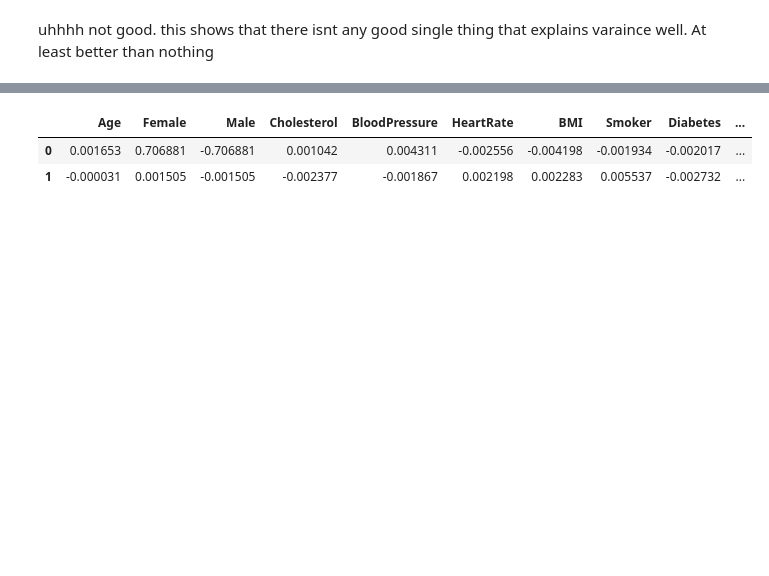
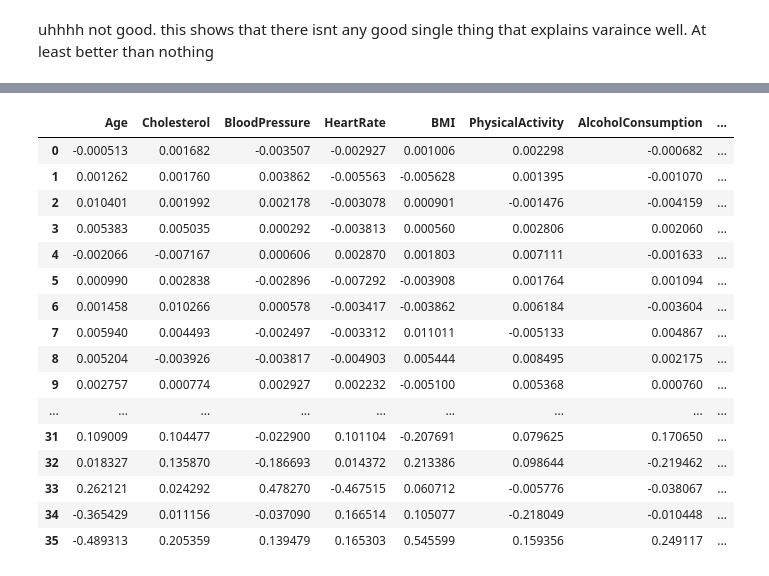
Before and after one commit to kchen3490/cmsc320-final, a Jupyter notebook: notebook.ipynb, the cells around one changed output, grey strips where cells are left out. Saved outputs shown, nothing was run; the diff lists cells and outputs as text; code cells hidden in the pictures; blank space fills up the shorter version.

```diff
--- a/notebook.ipynb
+++ b/notebook.ipynb
@@ -29,7 +29,7 @@ pd.set_option('display.max_columns', None)
 ### Read CSV file:
 # %%
 # heart_attack_df = pd.read_csv('~/Downloads/heart_attack_dataset.csv')
-heart_attack_df = pd.read_csv('../heart_attack_dataset.csv')
+heart_attack_df = pd.read_csv('heart_attack_dataset.csv')
 # %% [markdown]
 ### Remove Rows with NULL values:
 # %%
@@ -350,16 +381,6 @@ knn_model = KNeighborsClassifier()
 k_folds = 5
 skf = StratifiedKFold(n_splits=k_folds, shuffle=True, random_state=42)
 
-# X should be all the features minus outcome, Y should be the outcome
-X = for_ml_heart_attack_df.drop('Outcome', axis='columns')
-Y = for_ml_heart_attack_df['Outcome']
-
-# split the data
-X_train, X_test, y_train, y_test = train_test_split(X, Y, test_size=0.2)
-
-# Scaling the X data
-X_train = StandardScaler().fit_transform(X_train)
-X_test = StandardScaler().fit_transform(X_test)
 
 # check if knn model is accurate using training data and cross validation
 cross_validation_accuracy = cross_val_score(knn_model, X_train, y_train, cv=skf)
@@ -508,7 +512,8 @@ array([3.57215461e-02, 2.69945443e-02, 2.69745825e-02, 2.69213997e-02,
 
 seed = 42
 # k_cluster = 3
-X_scaled = StandardScaler().fit_transform(X)
+# X_scaled = StandardScaler().fit_transform(X)
+X_scaled = StandardScaler().fit_transform(X_train)
 
 pca = PCA()
 # X_pca = pca.fit_transform(X_scaled)
@@ -529,7 +534,7 @@ Text(0, 0.5, 'cumulative explained variance')
 # %% [markdown]
 uhhhh not good. this shows that there isnt any good single thing that explains varaince well. At least better than nothing
 # %%
-pca = PCA(n_components=2)
+pca = PCA(n_components=36)
 X_pca = pca.fit_transform(X_scaled)
 
 
@@ -577,9 +583,28 @@ ngl ts kinda pointless with how bad pca does here. perhaps the dataset rly is bu
 # %%
+continuous_features = X_train_cont.columns
+binary_features = binary_one_hot_cols
+
+
 components = pca.components_
-features = X.columns
+# features = X.columns
+features = list(continuous_features) + list(binary_features)
 pca_loadings = pd.DataFrame(components, columns=features)
 pca_loadings
 # %% [output]
-|  | Age | Female | Male | Cholesterol | BloodPressure | HeartRate | BMI | Smoker | Diabetes | ... |
-| 0 | 0.001653 | 0.706881 | -0.706881 | 0.001042 | 0.004311 | -0.002556 | -0.004198 | -0.001934 | -0.002017 | ... |
-| 1 | -0.000031 | 0.001505 | -0.001505 | -0.002377 | -0.001867 | 0.002198 | 0.002283 | 0.005537 | -0.002732 | ... |
+|  | Age | Cholesterol | BloodPressure | HeartRate | BMI | PhysicalActivity | AlcoholConsumption | ... |
+| 0 | -0.000513 | 0.001682 | -0.003507 | -0.002927 | 0.001006 | 0.002298 | -0.000682 | ... |
+| 1 | 0.001262 | 0.001760 | 0.003862 | -0.005563 | -0.005628 | 0.001395 | -0.001070 | ... |
+| 2 | 0.010401 | 0.001992 | 0.002178 | -0.003078 | 0.000901 | -0.001476 | -0.004159 | ... |
+| 3 | 0.005383 | 0.005035 | 0.000292 | -0.003813 | 0.000560 | 0.002806 | 0.002060 | ... |
+| 4 | -0.002066 | -0.007167 | 0.000606 | 0.002870 | 0.001803 | 0.007111 | -0.001633 | ... |
+| 5 | 0.000990 | 0.002838 | -0.002896 | -0.007292 | -0.003908 | 0.001764 | 0.001094 | ... |
+| 6 | 0.001458 | 0.010266 | 0.000578 | -0.003417 | -0.003862 | 0.006184 | -0.003604 | ... |
+| 7 | 0.005940 | 0.004493 | -0.002497 | -0.003312 | 0.011011 | -0.005133 | 0.004867 | ... |
+| 8 | 0.005204 | -0.003926 | -0.003817 | -0.004903 | 0.005444 | 0.008495 | 0.002175 | ... |
+| 9 | 0.002757 | 0.000774 | 0.002927 | 0.002232 | -0.005100 | 0.005368 | 0.000760 | ... |
+| ... | ... | ... | ... | ... | ... | ... | ... | ... |
+| 31 | 0.109009 | 0.104477 | -0.022900 | 0.101104 | -0.207691 | 0.079625 | 0.170650 | ... |
+| 32 | 0.018327 | 0.135870 | -0.186693 | 0.014372 | 0.213386 | 0.098644 | -0.219462 | ... |
+| 33 | 0.262121 | 0.024292 | 0.478270 | -0.467515 | 0.060712 | -0.005776 | -0.038067 | ... |
+| 34 | -0.365429 | 0.011156 | -0.037090 | 0.166514 | 0.105077 | -0.218049 | -0.010448 | ... |
+| 35 | -0.489313 | 0.205359 | 0.139479 | 0.165303 | 0.545599 | 0.159356 | 0.249117 | ... |
```
Also changed, not shown: parts of 20 cells of this notebook.
